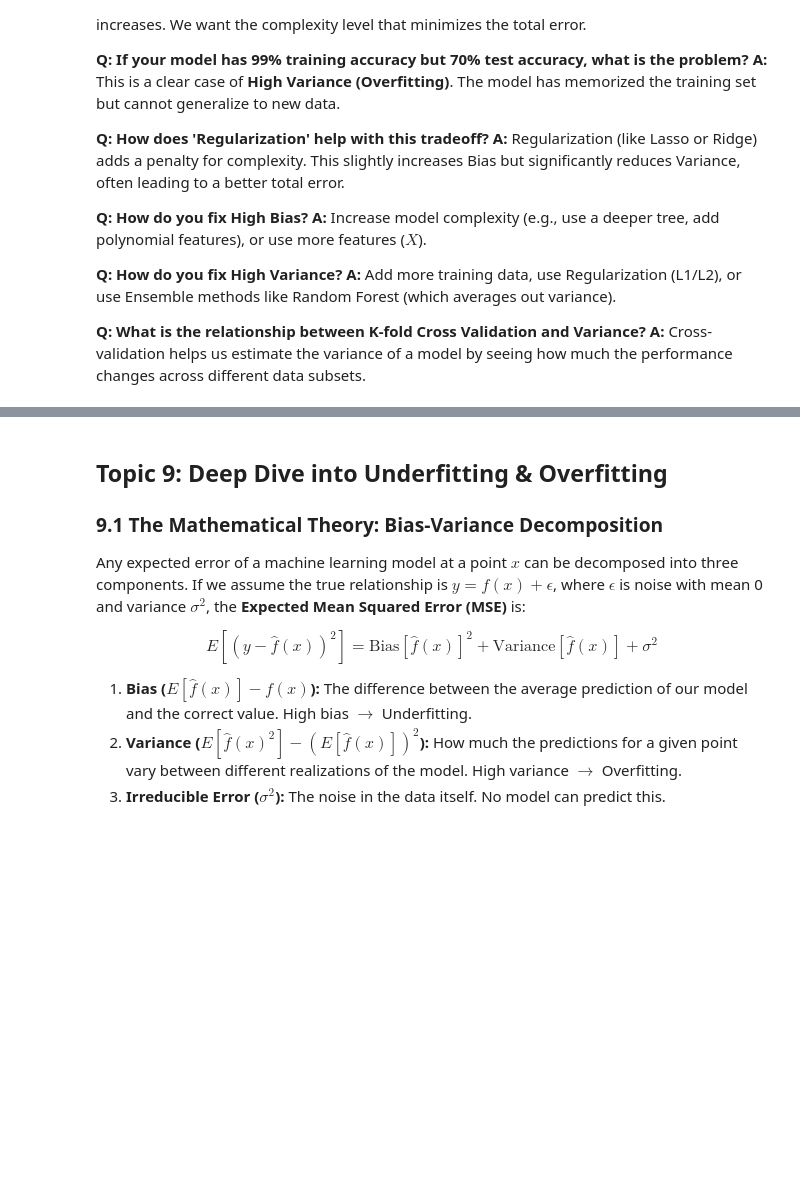
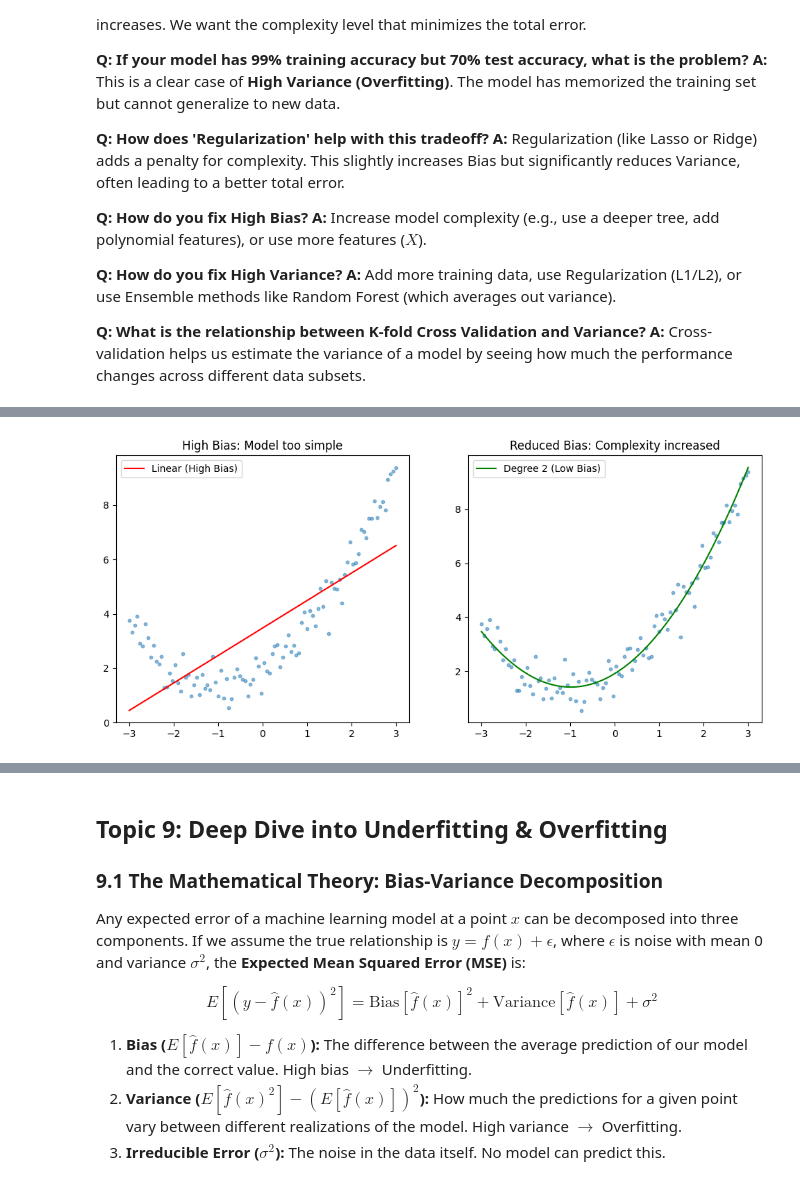
Before and after one commit to rsys-adsingh/Machine-Learning, a Jupyter notebook: study/Chapter_4.ipynb, the cells around one changed output, grey strips where cells are left out. Cells and saved outputs as stored; diff of their text form; code cells hidden in the pictures; blank space fills up the shorter version.

```diff
--- a/study/Chapter_4.ipynb
+++ b/study/Chapter_4.ipynb
@@ -971,0 +988,33 @@ plt.show()
+# %%
+import numpy as np
+import matplotlib.pyplot as plt
+from sklearn.linear_model import LinearRegression
+from sklearn.preprocessing import PolynomialFeatures
+from sklearn.pipeline import make_pipeline
+
+# Data with a clear curve
+np.random.seed(42)
+X_bias = np.linspace(-3, 3, 100).reshape(-1, 1)
+y_bias = 0.5 * X_bias**2 + X_bias + 2 + np.random.randn(100, 1) * 0.5
+
+plt.figure(figsize=(12, 5))
+
+# Case 1: High Bias (Linear Model)
+model_linear = LinearRegression().fit(X_bias, y_bias)
+plt.subplot(1, 2, 1)
+plt.scatter(X_bias, y_bias, s=10, alpha=0.5)
+plt.plot(X_bias, model_linear.predict(X_bias), color='red', label='Linear (High Bias)')
+plt.title("High Bias: Model too simple")
+plt.legend()
+
+# Case 2: Reduced Bias (Polynomial Degree 2)
+model_poly = make_pipeline(PolynomialFeatures(2), LinearRegression()).fit(X_bias, y_bias)
+plt.subplot(1, 2, 2)
+plt.scatter(X_bias, y_bias, s=10, alpha=0.5)
+plt.plot(X_bias, model_poly.predict(X_bias), color='green', label='Degree 2 (Low Bias)')
+plt.title("Reduced Bias: Complexity increased")
+plt.legend()
+
+plt.show()
+# %% [output]
+[figure, added]
```
Also changed, not shown: parts of 13 cells of this notebook.
